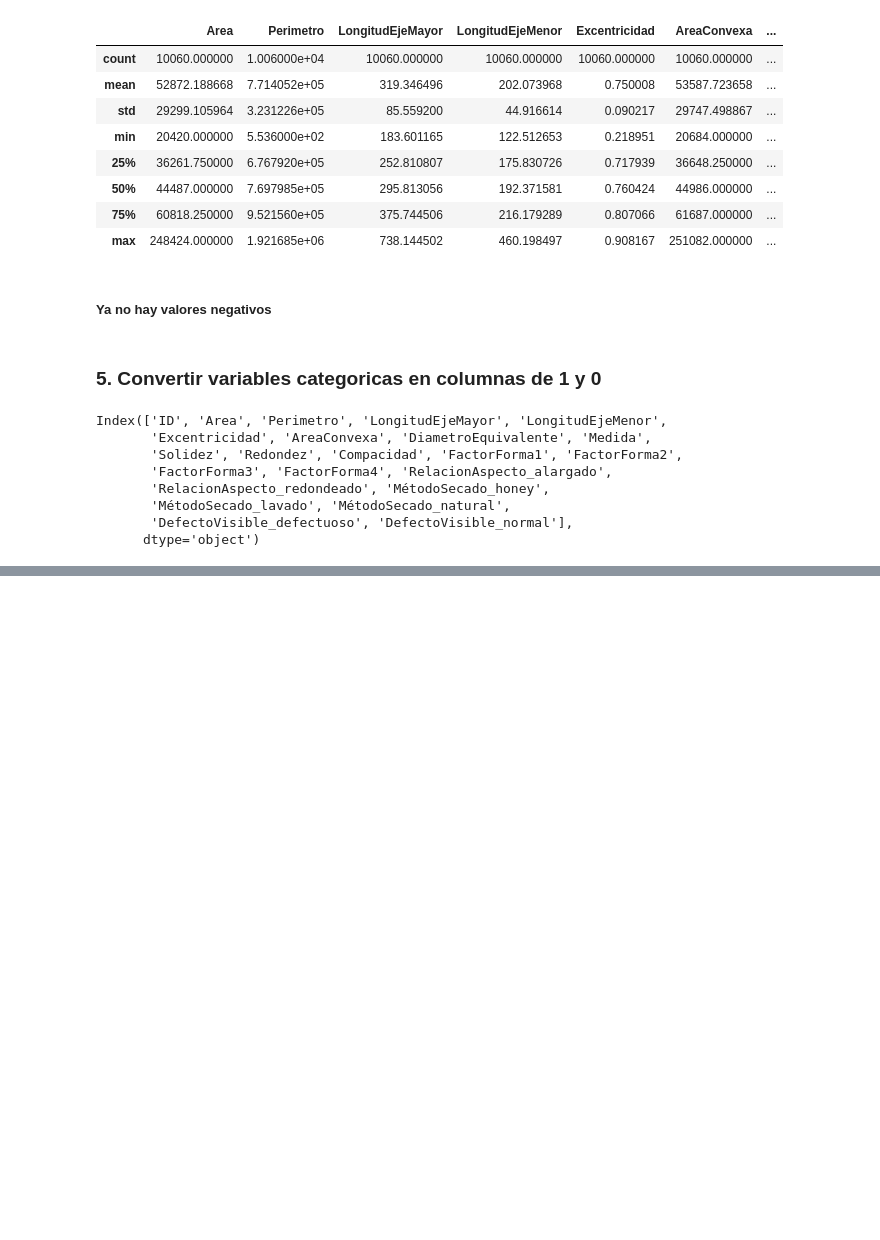
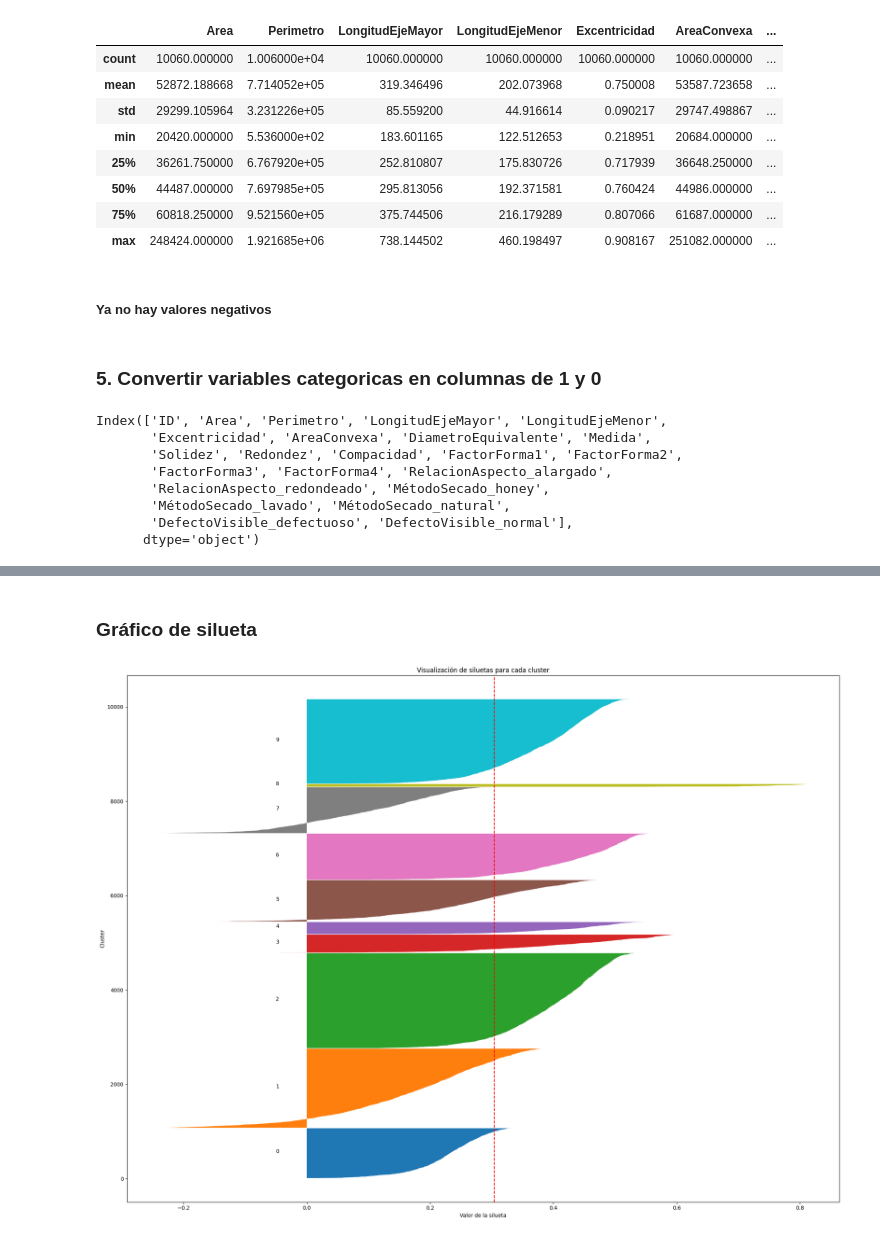
Before and after one commit to Business-Inteligence-202520/Laboratorio2, a Jupyter notebook: Laboratorio2.ipynb, the cells around one changed output, grey strips where cells are left out. Cells and saved outputs as stored; diff of their text form; code cells hidden in the pictures; blank space fills up the shorter version.

```diff
--- a/Laboratorio2.ipynb
+++ b/Laboratorio2.ipynb
@@ -326,0 +384,3 @@ Index(['ID', 'Area', 'Perimetro', 'LongitudEjeMayor', 'LongitudEjeMenor',
+# %%
+kmeans = KMeans(n_clusters=opt_k, random_state=42)
+clusters = kmeans.fit_predict(X_scaled)
@@ -326,0 +404,25 @@ Index(['ID', 'Area', 'Perimetro', 'LongitudEjeMayor', 'LongitudEjeMenor',
+# %% [markdown]
+### Gráfico de silueta
+# %%
+cluster_labels = kmeans.labels_
+silhouette_vals = silhouette_samples(X_scaled, cluster_labels)
+silhouette_avg = silhouette_score(X_scaled, cluster_labels)
+plt.figure(figsize=(20, 15))
+y_lower = 10
+for i in range(opt_k):
+    ith = silhouette_vals[cluster_labels == i]
+    ith.sort()
+    size_i = ith.shape[0]
+    y_upper = y_lower + size_i
+    plt.fill_betweenx(np.arange(y_lower, y_upper), 0, ith)
+    plt.text(-0.05, y_lower + 0.5 * size_i, str(i))
+    y_lower = y_upper + 10
+
+plt.axvline(x=silhouette_avg, color="red", linestyle="--", label=f"Promedio: {silhouette_avg:.2f}")
+plt.xlabel("Valor de la silueta")
+plt.ylabel("Cluster")
+plt.title("Visualización de siluetas para cada cluster")
+plt.tight_layout()
+plt.show()
+# %% [output]
+[figure, added]
```
Also changed, not shown: parts of 24 cells of this notebook, 1 other file.
